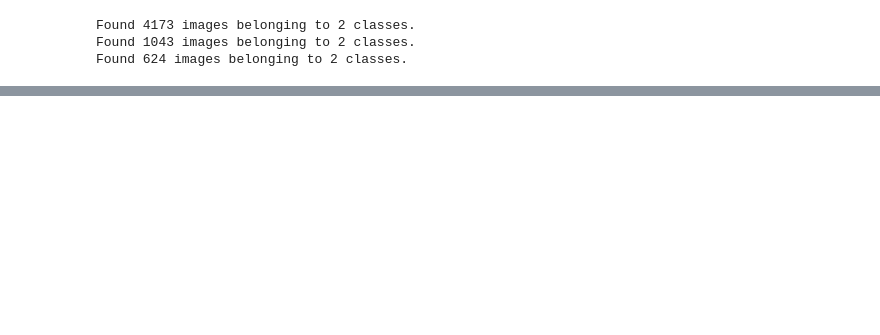
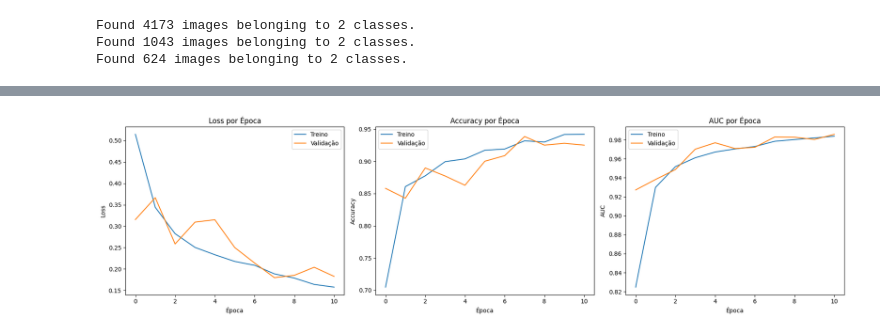
Before and after one commit to Rafael-Evangelista/tech-challenge-fiap, a Jupyter notebook: notebooks/Pneumonia.ipynb, the cells around one changed output, grey strips where cells are left out. Drawn from its saved outputs; the diff is of its cells as text; code cells hidden in the pictures; blank space fills up the shorter version.

```diff
--- a/notebooks/Pneumonia.ipynb
+++ b/notebooks/Pneumonia.ipynb
@@ -219,0 +288,8 @@ model.add(layers.Dense(1, activation='sigmoid'))
+# %%
+from tensorflow.keras.callbacks import EarlyStopping
+
+early_stopping = EarlyStopping(
+    monitor='val_loss',
+    patience=3,
+    restore_best_weights=True
+)
@@ -232,6 +319,8 @@ model.compile(
 history = model.fit(
     train_generator,
     validation_data=val_generator,
-    epochs=7
+    epochs=20,
+    callbacks=[early_stopping],
+    class_weight=class_weight_dict
 )
 # %% [output]
@@ -246,0 +351,28 @@ Teste accuracy: 82.37% Teste loss: 0.4779
+# %%
+fig, axes = plt.subplots(1, 3, figsize=(18, 5))
+
+axes[0].plot(history.history['loss'], label='Treino')
+axes[0].plot(history.history['val_loss'], label='Validação')
+axes[0].set_title('Loss por Época')
+axes[0].set_xlabel('Época')
+axes[0].set_ylabel('Loss')
+axes[0].legend()
+
+axes[1].plot(history.history['accuracy'], label='Treino')
+axes[1].plot(history.history['val_accuracy'], label='Validação')
+axes[1].set_title('Accuracy por Época')
+axes[1].set_xlabel('Época')
+axes[1].set_ylabel('Accuracy')
+axes[1].legend()
+
+axes[2].plot(history.history['auc'], label='Treino')
+axes[2].plot(history.history['val_auc'], label='Validação')
+axes[2].set_title('AUC por Época')
+axes[2].set_xlabel('Época')
+axes[2].set_ylabel('AUC')
+axes[2].legend()
+
+plt.tight_layout()
+plt.show()
+# %% [output]
+[figure, added]
```
Also changed, not shown: parts of 39 cells of this notebook.
